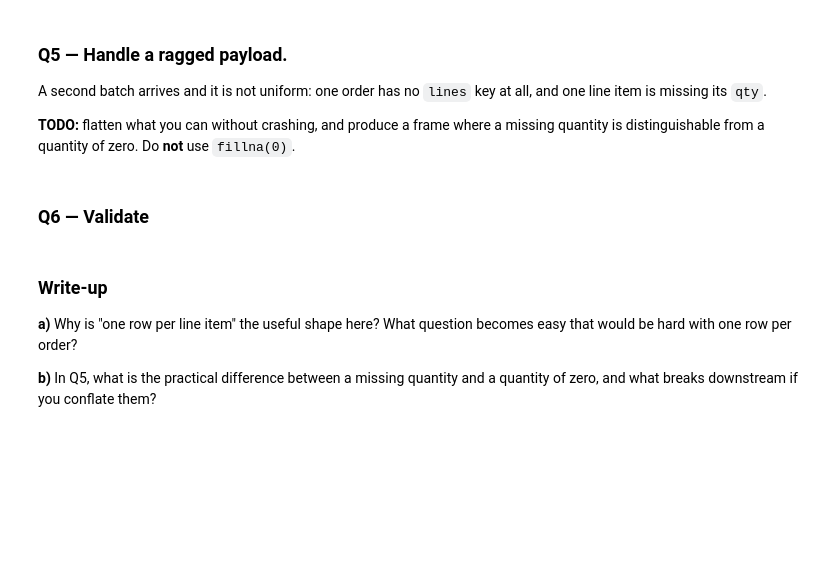
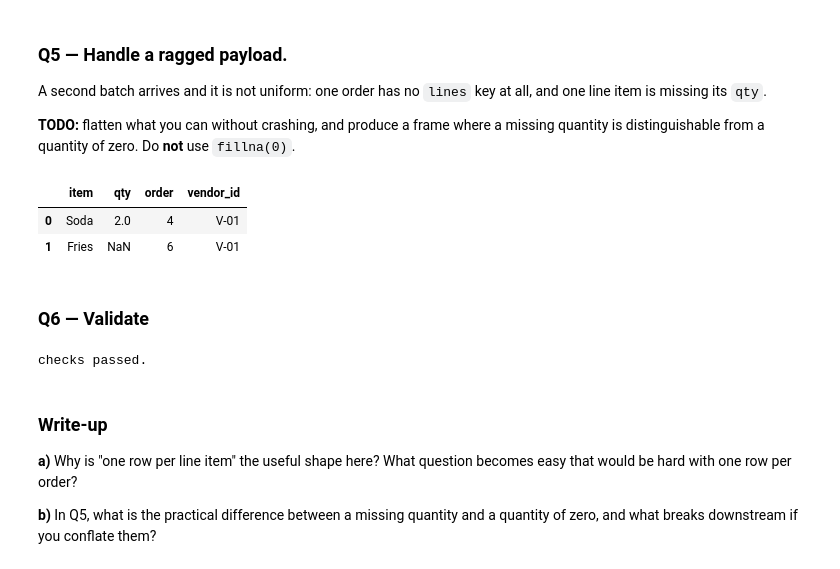
Before and after one commit to Jennifer-Lutchen/ds2002-fa26, a Jupyter notebook: notebooks/04-json-apis/2026-10-02 — Normalize and Join Nested JSON — Lab.ipynb, the cells around one changed output. Cells and saved outputs as stored; diff of their text form; code cells hidden in the pictures; blank space fills up the shorter version.

```diff
--- a/notebooks/04-json-apis/2026-10-02 — Normalize and Join Nested JSON — Lab.ipynb
+++ b/notebooks/04-json-apis/2026-10-02 — Normalize and Join Nested JSON — Lab.ipynb
@@ -61,18 +126,36 @@ A second batch arrives and it is not uniform: one order has no `lines` key at al
 # %%
 ragged_json = [
     {'order': 4, 'vendor_id': 'V-01', 'lines': [{'item': 'Soda', 'qty': 2}]},
     {'order': 5, 'vendor_id': 'V-10'},                       # no lines at all
     {'order': 6, 'vendor_id': 'V-01', 'lines': [{'item': 'Fries'}]},  # no qty
 ]
 
-# TODO
+safe_ragged = []
+
+for order in ragged_json:
+    safe_order = order.copy()
+    safe_order['lines'] = order.get('lines', [])
+    safe_ragged.append(safe_order)
+
+ragged_lines = pd.json_normalize(
+    safe_ragged,
+    record_path = 'lines',
+    meta = ['order','vendor_id']
+)
+display(ragged_lines)
+# %% [output]
+|  | item | qty | order | vendor_id |
+| 0 | Soda | 2.0 | 4 | V-01 |
+| 1 | Fries | NaN | 6 | V-01 |
 # %% [markdown]
 ### Q6 — Validate
 # %%
-# assert len(lines) == 4
-# assert lines['qty'].sum() == 7
-# assert len(joined) == len(lines), 'the vendor join changed the row count'
+assert len(lines) == 4
+assert lines['qty'].sum() == 7
+assert len(joined) == len(lines), 'the vendor join changed the row count'
 print('checks passed.')
+# %% [output]
+checks passed.
 # %% [markdown]
 ### Write-up
 
```
Also changed, not shown: parts of 7 cells of this notebook.
